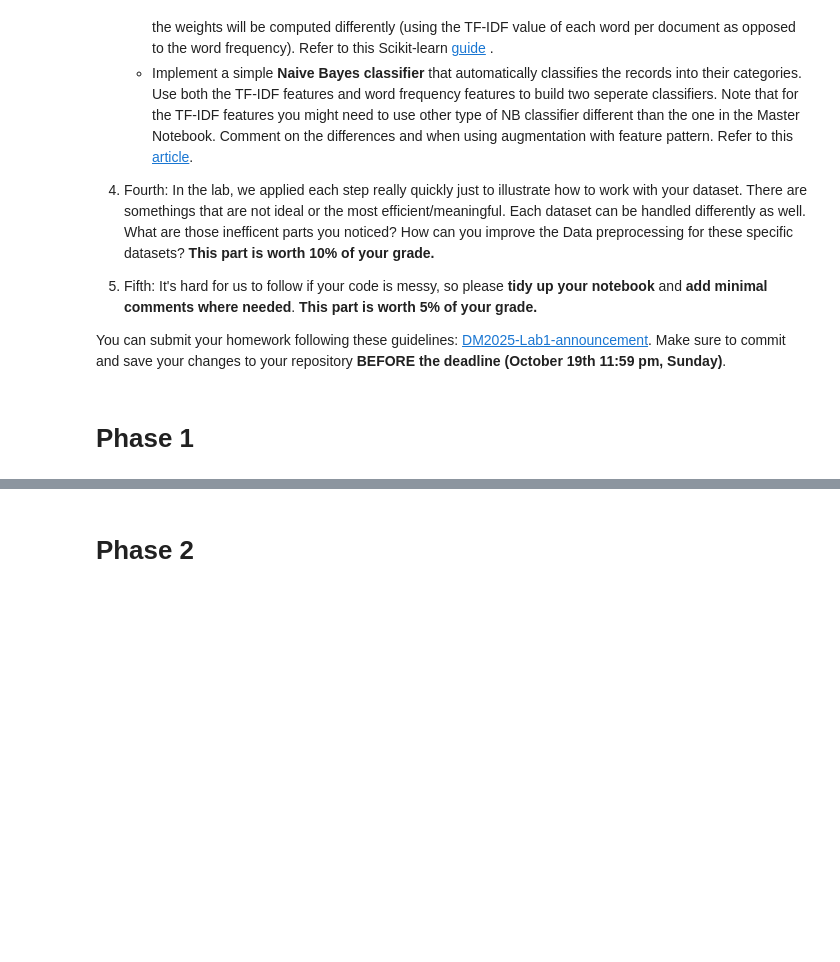
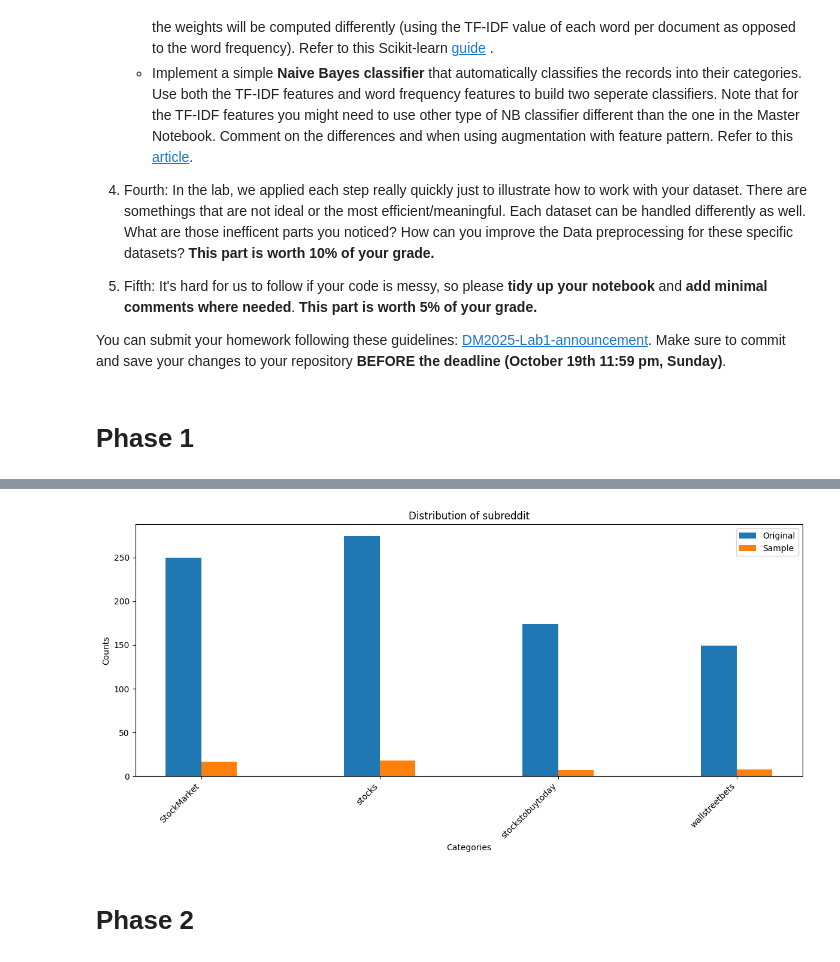
Before and after one commit to Magui4321/DM2025-Lab1-Exercise, a Jupyter notebook: DM2025-Lab1-Homework.ipynb, the cells around one changed output, grey strips where cells are left out. Saved outputs shown, nothing was run; the diff lists cells and outputs as text; code cells hidden in the pictures; blank space fills up the shorter version.

```diff
--- a/DM2025-Lab1-Homework.ipynb
+++ b/DM2025-Lab1-Homework.ipynb
@@ -63,3 +416,18 @@ You can submit your homework following these guidelines: [DM2025-Lab1-announceme
+# %%
+plt.figure(figsize=(12,6))
+
+plt.bar(index, orig_counts.values, bar_width, label='Original')
+plt.bar(index + bar_width, sample_counts.values, bar_width, label='Sample')
+
+plt.xlabel('Categories')
+plt.ylabel('Counts')
+plt.title(f'Distribution of {cat_col}')
+plt.xticks(index + bar_width/2, all_categories, rotation=45, ha='right')
+plt.legend()
+plt.tight_layout()
+plt.show()
+# %% [output]
+[figure, added]
 # %% [markdown]
 # Phase 2
 # %%
```
Also changed, not shown: parts of 29 cells of this notebook, 1 other file.
